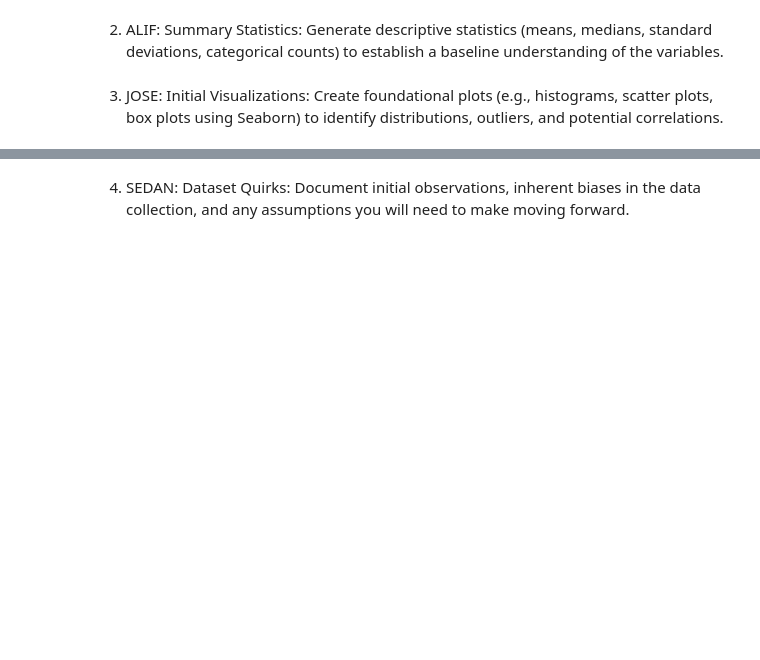
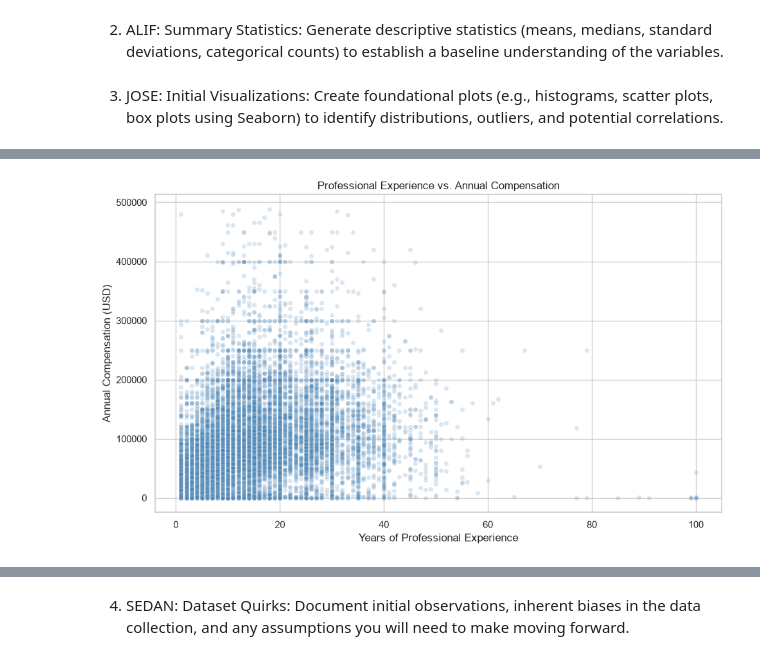
Before and after one commit to Paradise166/cmpsc105-project, a Jupyter notebook: analysis.ipynb, the cells around one changed output, grey strips where cells are left out. Saved outputs shown, nothing was run; the diff lists cells and outputs as text; code cells hidden in the pictures; blank space fills up the shorter version.

```diff
--- a/analysis.ipynb
+++ b/analysis.ipynb
@@ -6,0 +203,43 @@
+# %%
+# Keep respondents who reported both experience and compensation
+salary_data = clean.dropna(
+    subset=["WorkExp", "ConvertedCompYearly"]
+).copy()
+
+# Keep only positive compensation values
+salary_data = salary_data[
+    salary_data["ConvertedCompYearly"] > 0
+]
+
+# Find the 99th percentile of compensation
+# This helps limit the influence of extremely high salaries on the graph
+salary_limit = salary_data["ConvertedCompYearly"].quantile(0.99)
+
+# Create a dataset for plotting without the top 1% of salaries
+salary_plot = salary_data[
+    salary_data["ConvertedCompYearly"] <= salary_limit
+].copy()
+
+# Set the graph size
+plt.figure(figsize=(10, 6))
+
+# Create a scatter plot comparing experience and compensation
+sns.scatterplot(
+    data=salary_plot,
+    x="WorkExp",
+    y="ConvertedCompYearly",
+    alpha=0.2,           # Make points transparent to see overlapping values
+    color="steelblue",
+    s=25                 # Set the size of each point
+)
+
+# Add a title and axis labels
+plt.title("Professional Experience vs. Annual Compensation")
+plt.xlabel("Years of Professional Experience")
+plt.ylabel("Annual Compensation (USD)")
+
+# Adjust spacing and display the graph
+plt.tight_layout()
+plt.show()
+# %% [output]
+[figure, added]
```
Also changed, not shown: parts of 9 cells of this notebook, 1 other file.
